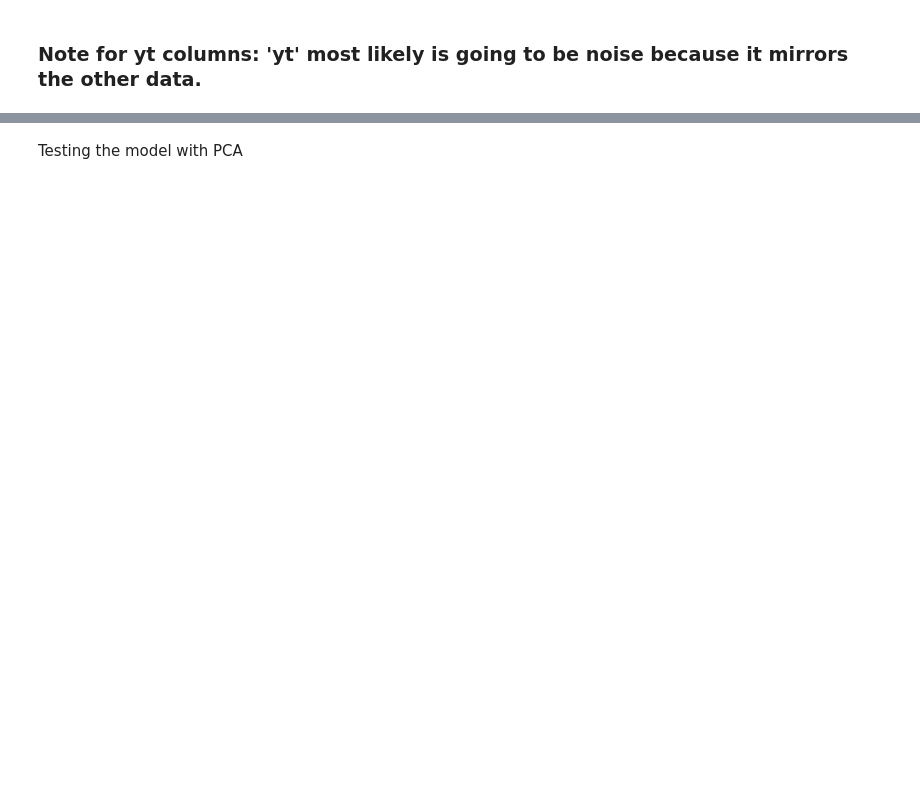
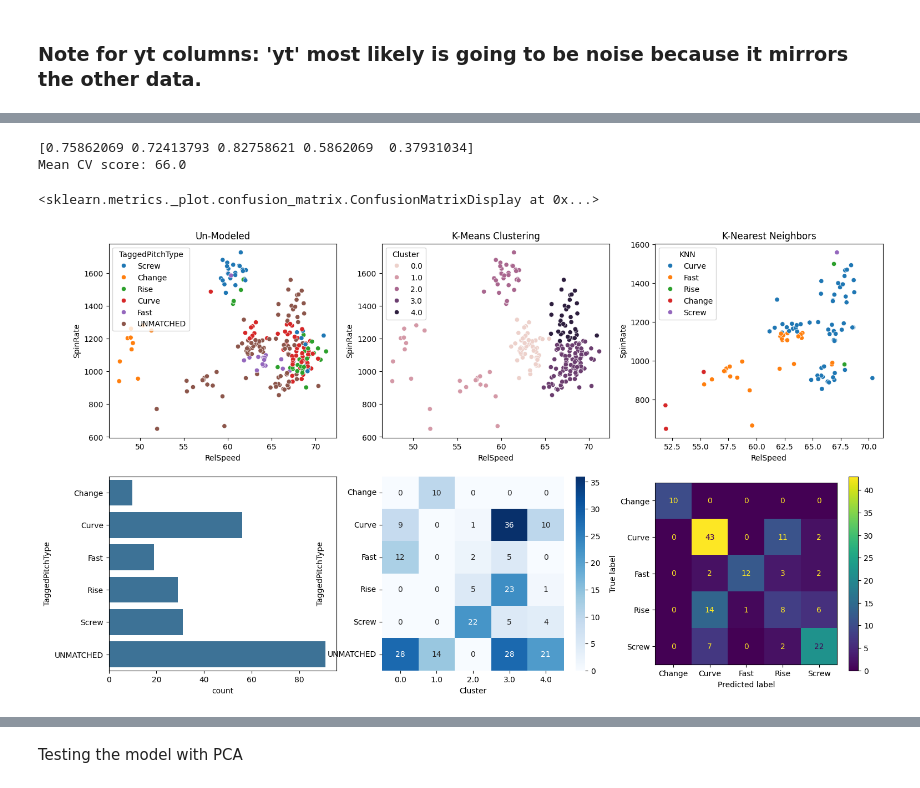
Before and after one commit to mikeSheehey/Tabular_Project_DATA4380, a Jupyter notebook: Notebooks/Softball_4380.ipynb, the cells around one changed output, grey strips where cells are left out. Cells and saved outputs as stored; diff of their text form; code cells hidden in the pictures; blank space fills up the shorter version.

```diff
--- a/Notebooks/Softball_4380.ipynb
+++ b/Notebooks/Softball_4380.ipynb
@@ -686,0 +404,77 @@ plt.show()
+# %%
+X_unknown = scaler.transform(unknown[features])
+unknown['KNN'] = KNN.predict(X_unknown)
+# %%
+from sklearn.model_selection import cross_val_score
+
+scores = cross_val_score(
+    KNN,
+    X,
+    y,
+    cv=5
+)
+
+print(scores)
+print("Mean CV score:",scores.mean().round(2) * 100)
+# %% [output]
+[0.75862069 0.72413793 0.82758621 0.5862069  0.37931034]
+Mean CV score: 66.0
+# %%
+from sklearn.model_selection import cross_val_predict
+from sklearn.metrics import confusion_matrix, ConfusionMatrixDisplay
+
+y_pred = cross_val_predict(
+    KNN,
+    X,
+    y,
+    cv=5
+)
+cm = confusion_matrix(
+    y,
+    y_pred,
+    labels=KNN.classes_
+)
+# %%
+fig, ax = plt.subplots(2, 3, figsize=(18,10))
+
+sns.scatterplot(
+    data=model_df,
+    x='RelSpeed',
+    y='SpinRate',
+    hue='TaggedPitchType',
+    ax=ax[0][0]
+).set_title('Un-Modeled')
+sns.countplot(
+    data=model_df['TaggedPitchType'],
+    saturation=.6,
+    order=['Change', 'Curve', 'Fast', 'Rise', 'Screw', 'UNMATCHED'],
+    ax=ax[1][0]
+)
+sns.scatterplot(
+    data=model_df,
+    x='RelSpeed',
+    y='SpinRate',
+    hue='Cluster',
+    ax=ax[0][1]
+).set_title('K-Means Clustering')
+sns.heatmap(
+    ct,
+    annot=True,
+    fmt='d',
+    cmap='Blues',
+    ax=ax[1][1]
+)
+sns.scatterplot(
+    data=unknown,
+    x='RelSpeed',
+    y='SpinRate',
+    hue='KNN',
+    ax=ax[0][2]
+).set_title('K-Nearest Neighbors')
+ConfusionMatrixDisplay(
+    confusion_matrix=cm,
+    display_labels=KNN.classes_
+).plot(ax=ax[1][2])
+# %% [output]
+<sklearn.metrics._plot.confusion_matrix.ConfusionMatrixDisplay at 0x...>
+[figure, added]
```
Also changed, not shown: parts of 77 cells of this notebook.
